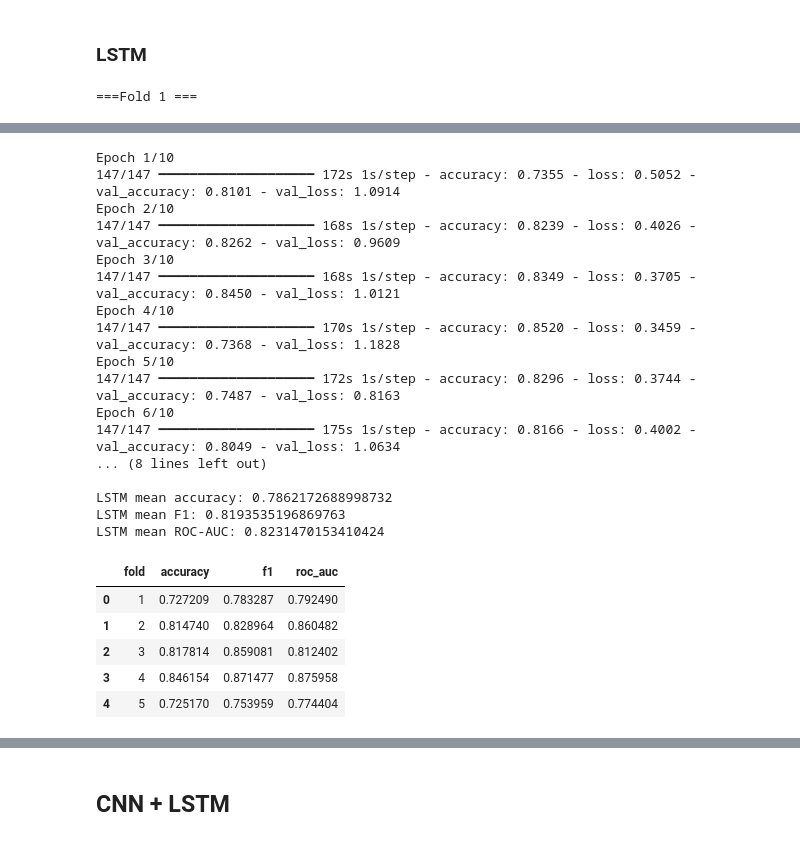
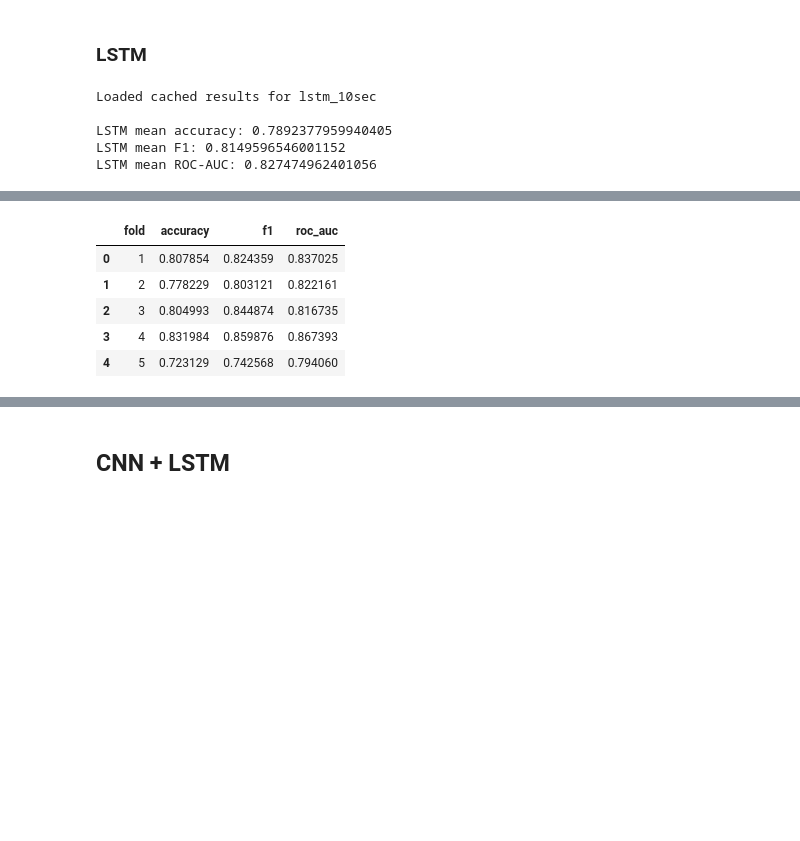
Before and after one commit to BJAngulo/MSSE-277b-final-project-, a Jupyter notebook: notebooks/Raw EEG.ipynb, the cells around one changed output, grey strips where cells are left out. Cells and saved outputs as stored; diff of their text form; code cells hidden in the pictures; blank space fills up the shorter version.

```diff
--- a/notebooks/Raw EEG.ipynb
+++ b/notebooks/Raw EEG.ipynb
@@ -401,13 +526,13 @@ def get_or_build_segmented_data(metadata_df, common_channels, window_sec, save_d
     return X, y, groups, seg_df
 # %%
 # Final feature datasets used in the main analysis
-X_seg_5, y_seg_5, groups_seg_5, seg_df_5 = build_segmented_dataset(
+X_seg_5, y_seg_5, groups_seg_5, seg_df_5 = get_or_build_segmented_data(
     metadata_df,
     COMMON_CHANNELS,
     window_sec=5.0
 )
 
-X_seg_10, y_seg_10, groups_seg_10, seg_df_10 = build_segmented_dataset(
+X_seg_10, y_seg_10, groups_seg_10, seg_df_10 = get_or_build_segmented_data(
     metadata_df,
     COMMON_CHANNELS,
     window_sec=10.0
@@ -454,6 +581,7 @@ def evaluate_sklearn_model(model, X, y, groups, cv=gkf):
     return {
         "accuracy": scores["test_accuracy"].mean(),
         "f1": scores["test_f1"].mean(),
-        "roc-auc": scores["test_roc_auc"].mean()
+        "roc-auc": scores["test_roc_auc"].mean(),
+        "n-folds": cv.get_n_splits(),
     }
 # %%
@@ -919,6 +1110,5 @@ def build_raw_segmented_dataset(metadata_df, common_channels, window_sec=10.0):
 # %%
-# This cell can take time becuase it reads all EDF files again.
-X_raw_10, y_raw_10, groups_raw_10, raw_seg_df_10 = build_raw_segmented_dataset(
+X_raw_10, y_raw_10, groups_raw_10, raw_seg_df_10 = get_or_build_raw_segmented_data(
     metadata_df,
     COMMON_CHANNELS,
     window_sec=10.0
@@ -1057,15 +1262,20 @@ print(np.unique(y_raw_10))
 # %%
 def zscore_segments(X):
     """
-    Z-score each channel within each sample.
-    Input shape:
-    (n_samples, n_channels, n_timepoints)
+    Z-score each segment/channel across time using float32 to reduce memory.
+    Input shape expected:(segments, channels, timepoints)
     """
 
-    mean = X.mean(axis=2, keepdims=True)
-    std = X.std(axis=2, keepdims=True)
+    X = X.astype(np.float32, copy=False)
+
+    mean = X.mean(axis=2, keepdims=True).astype(np.float32)
+    std = X.std(axis=2, keepdims=True).astype(np.float32)
     std[std == 0] = 1.0
-    return (X - mean) / std
+
+    X -= mean
+    X /= std
+
+    return X
 
 X_raw_10_z = zscore_segments(X_raw_10)
 print(X_raw_10_z.shape)
@@ -1405,18 +1548,24 @@ def evaluate_lstm_groupkfold(X, y, groups, n_splits=5, epochs=10, batch_size=32)
 
     return summary
 # %%
-lstm_results = evaluate_lstm_groupkfold(
-    X_cnn,
-    y_raw_10,
-    groups_raw_10,
+lstm_results = run_or_load_model(
+    model_key="lstm_10sec",
+    model_name="Raw + LSTM",
+    train_function=evaluate_lstm_groupkfold,
+    X=X_cnn,
+    y=y_raw_10,
+    groups=groups_raw_10,
+    window_sec=10,
+    notes="LSTM model on z-scored raw EEG 10-sec segments",
     n_splits=5,
     epochs=10,
     batch_size=32
 )
 
-print("\nLSTM mean accuracy:", lstm_results["accuracy"])
-print("LSTM mean F1:", lstm_results["f1"])
-print("LSTM mean ROC-AUC:", lstm_results["roc_auc"])
-lstm_results["fold_results"]
+summarize_cache_result(lstm_results, "LSTM")
 # %% [output]
-===Fold 1 ===
+Loaded cached results for lstm_10sec
+
+LSTM mean accuracy: 0.7892377959940405
+LSTM mean F1: 0.8149596546001152
+LSTM mean ROC-AUC: 0.827474962401056
@@ -1493,23 +1572,6 @@ Fold 4 ROC-AUC: 0.8760
-Epoch 1/10
-147/147 ━━━━━━━━━━━━━━━━━━━━ 172s 1s/step - accuracy: 0.7355 - loss: 0.5052 - val_accuracy: 0.8101 - val_loss: 1.0914
-Epoch 2/10
-147/147 ━━━━━━━━━━━━━━━━━━━━ 168s 1s/step - accuracy: 0.8239 - loss: 0.4026 - val_accuracy: 0.8262 - val_loss: 0.9609
-Epoch 3/10
-147/147 ━━━━━━━━━━━━━━━━━━━━ 168s 1s/step - accuracy: 0.8349 - loss: 0.3705 - val_accuracy: 0.8450 - val_loss: 1.0121
-Epoch 4/10
-147/147 ━━━━━━━━━━━━━━━━━━━━ 170s 1s/step - accuracy: 0.8520 - loss: 0.3459 - val_accuracy: 0.7368 - val_loss: 1.1828
-Epoch 5/10
-147/147 ━━━━━━━━━━━━━━━━━━━━ 172s 1s/step - accuracy: 0.8296 - loss: 0.3744 - val_accuracy: 0.7487 - val_loss: 0.8163
-Epoch 6/10
-147/147 ━━━━━━━━━━━━━━━━━━━━ 175s 1s/step - accuracy: 0.8166 - loss: 0.4002 - val_accuracy: 0.8049 - val_loss: 1.0634
-... (8 lines left out)
-
-LSTM mean accuracy: 0.7862172688998732
-LSTM mean F1: 0.8193535196869763
-LSTM mean ROC-AUC: 0.8231470153410424
 |  | fold | accuracy | f1 | roc_auc |
-| 0 | 1 | 0.727209 | 0.783287 | 0.792490 |
-| 1 | 2 | 0.814740 | 0.828964 | 0.860482 |
-| 2 | 3 | 0.817814 | 0.859081 | 0.812402 |
-| 3 | 4 | 0.846154 | 0.871477 | 0.875958 |
-| 4 | 5 | 0.725170 | 0.753959 | 0.774404 |
+| 0 | 1 | 0.807854 | 0.824359 | 0.837025 |
+| 1 | 2 | 0.778229 | 0.803121 | 0.822161 |
+| 2 | 3 | 0.804993 | 0.844874 | 0.816735 |
+| 3 | 4 | 0.831984 | 0.859876 | 0.867393 |
+| 4 | 5 | 0.723129 | 0.742568 | 0.794060 |
```
Also changed, not shown: parts of 55 cells of this notebook, 31 other files.
